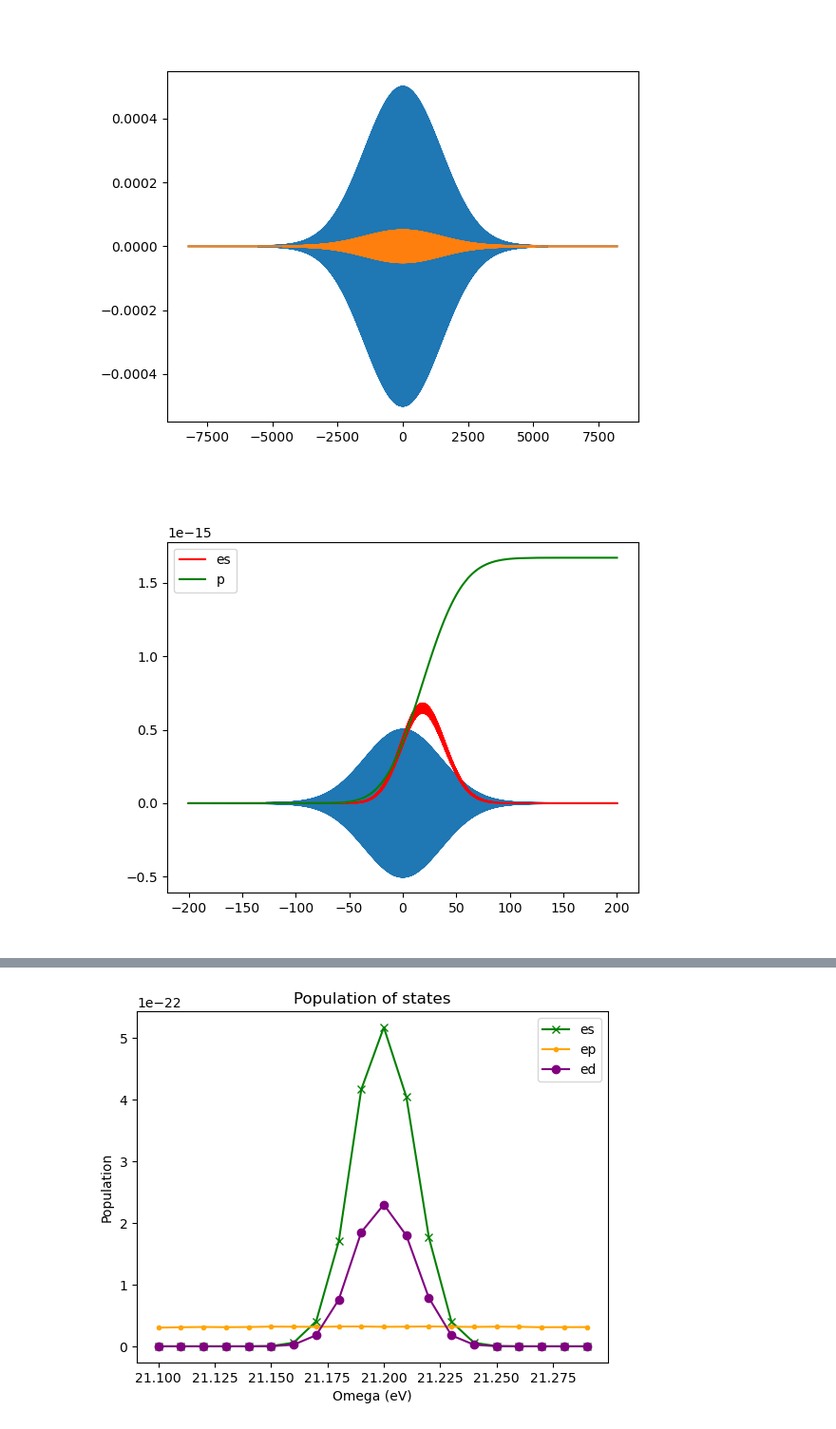
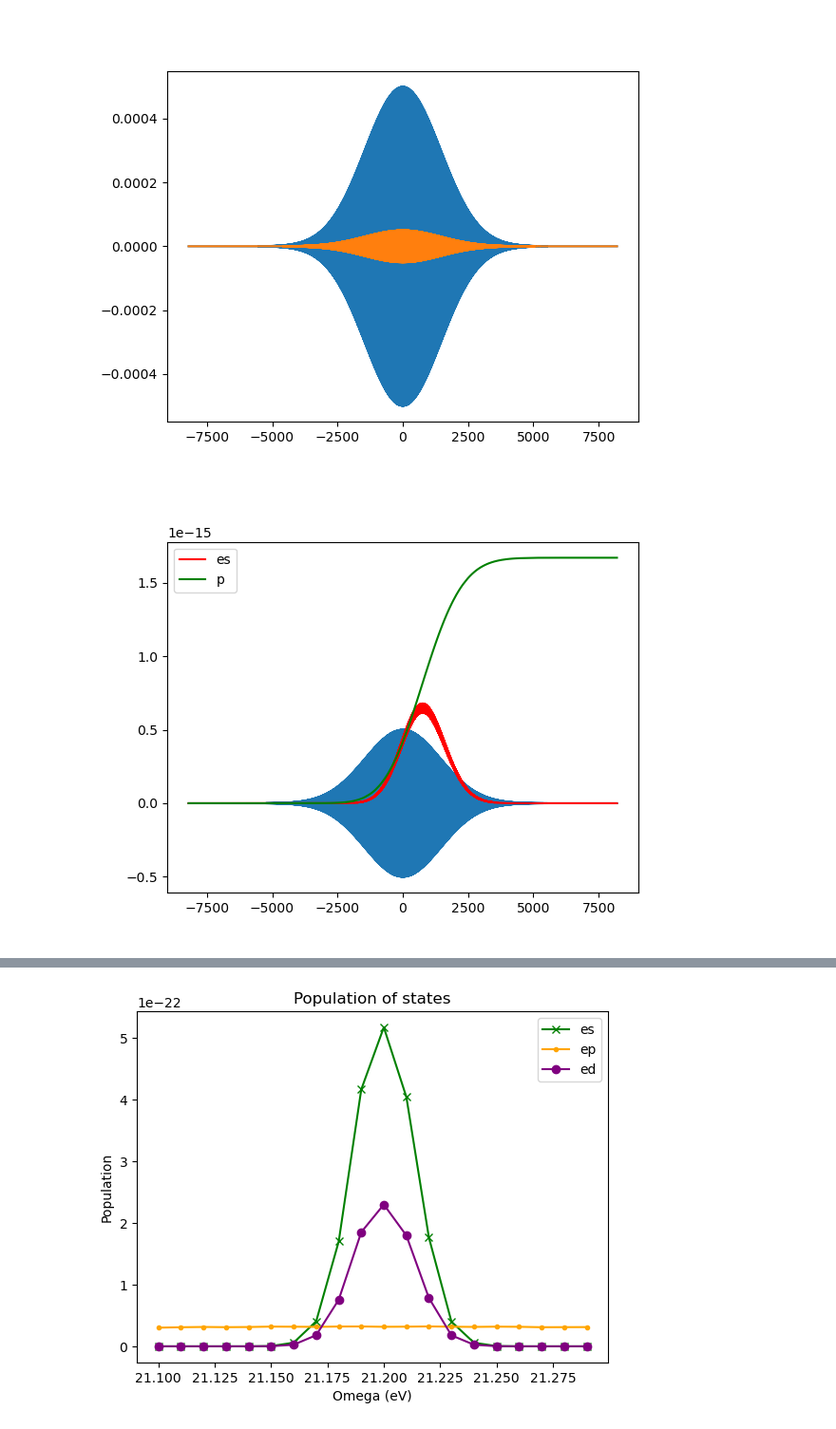
Before and after one commit to HarijyotiMandal/UpdatedEfield14032025, a Jupyter notebook: V2_Readpickel.ipynb, the cells around one changed output, grey strips where cells are left out. Shown at 95% size. Drawn from its saved outputs; the diff is of its cells as text; code cells hidden in the pictures.

```diff
--- a/V2_Readpickel.ipynb
+++ b/V2_Readpickel.ipynb
@@ -92,19 +92,19 @@ plt.show()
 # %%
 plt.figure()
 #plt.plot(results_dfp['df_pop_21.1']['s'])
 #plt.plot(results_dfp['df_pop_21.1']['p'])
 #plt.plot(results_dfp['df_pop_21.1']['ep'], color = 'b', marker = '.', label = '21.1')
 #plt.plot(t_values_SI[1:], results_dfp['df_pop_21.2']['es'], color = 'r',  label = '21.2')
-plt.plot(t_values_SI, E_om/1e12)
-plt.plot(t_values_SI[1:], results_dfp['df_pop_21.2']['es'], color = 'r',  label = 'es')
-plt.plot(t_values_SI[1:], (results_dfp['df_pop_21.2']['p'])/1e12, color = 'g',  label = 'p')
+plt.plot(t_values, E_om/1e12)
+plt.plot(t_values[1:], results_dfp['df_pop_21.2']['es'], color = 'r',  label = 'es')
+plt.plot(t_values[1:], (results_dfp['df_pop_21.2']['p'])/1e12, color = 'g',  label = 'p')
 #plt.plot(results_dfp['df_pop_21.29']['ep'],color = 'g', marker = 'x', label = '21.3')
 #plt.ylim(-1e-100,1e-100)
 plt.legend()
 #plt.plot(results_dfp['df_pop_21.1']['ed'])
 plt.show()
 # %% [output]
-[figure, old version]
+[figure, new version]
 # %%
 populations = []
 populationp = []
```
Also changed, not shown: parts of 7 cells of this notebook, 12 other files.
